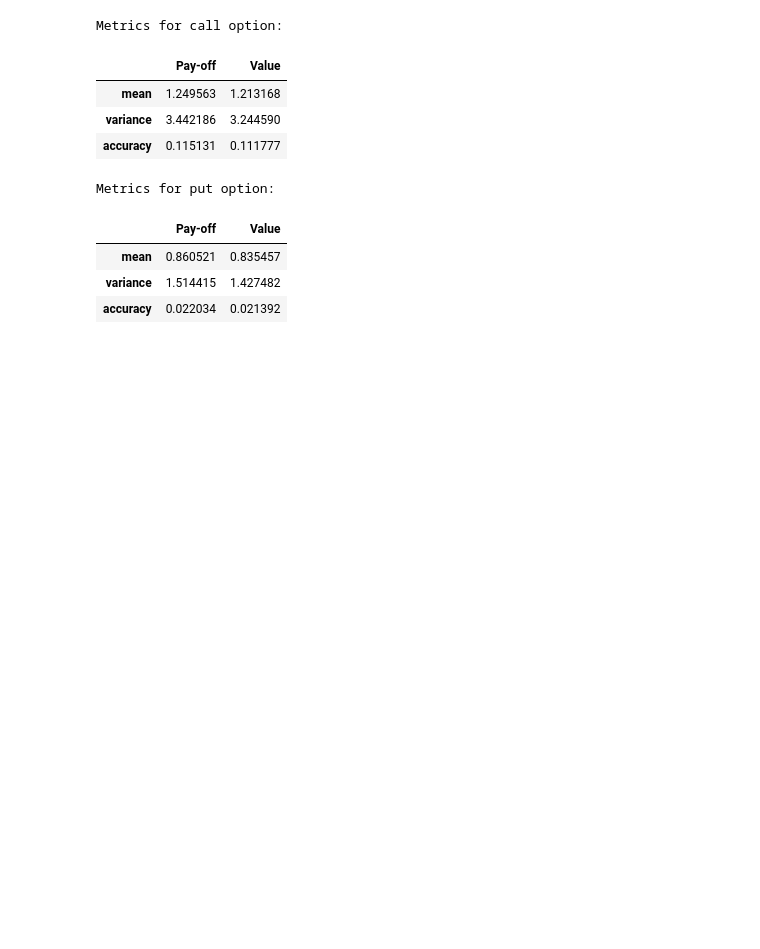
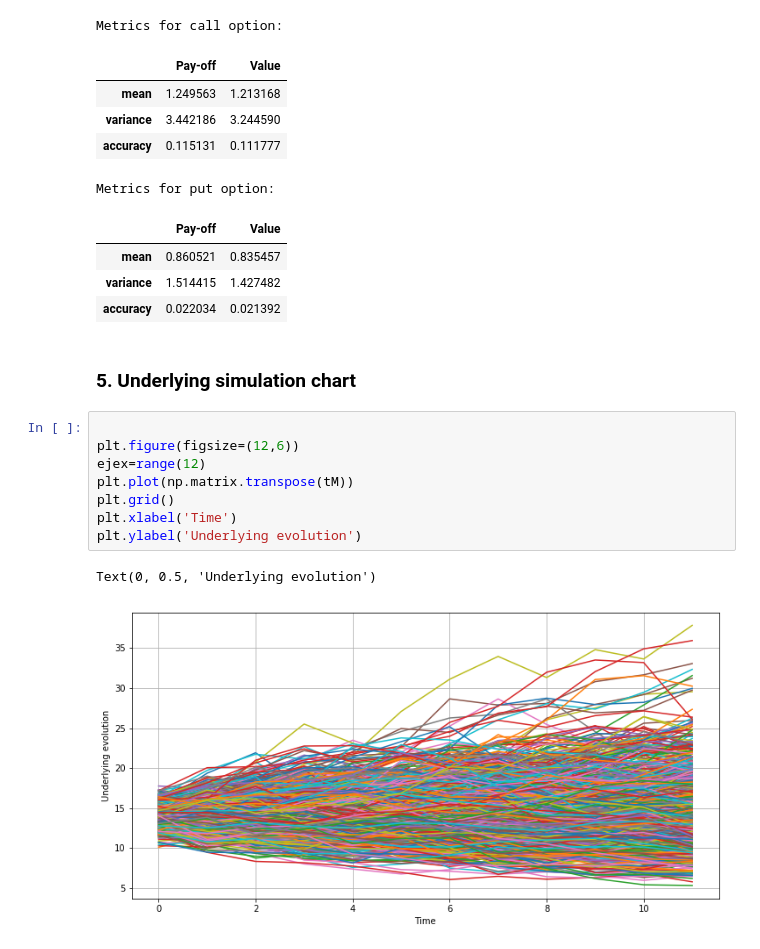
Before and after one commit to DanielRD92/MNFI, a Jupyter notebook: asian_call.ipynb, the cells around one changed output. Cells and saved outputs as stored; diff of their text form; blank space fills up the shorter version.

```diff
--- a/asian_call.ipynb
+++ b/asian_call.ipynb
@@ -216,3 +221,16 @@ Metrics for put option:
 | mean | 0.860521 | 0.835457 |
 | variance | 1.514415 | 1.427482 |
 | accuracy | 0.022034 | 0.021392 |
+# %% [markdown]
+### 5. Underlying simulation chart
+# %%
+
+plt.figure(figsize=(12,6))
+ejex=range(12)
+plt.plot(np.matrix.transpose(tM))
+plt.grid()
+plt.xlabel('Time')
+plt.ylabel('Underlying evolution')
+# %% [output]
+Text(0, 0.5, 'Underlying evolution')
+[figure, added]
```
Also changed, not shown: parts of 2 cells of this notebook, 2 other files.
